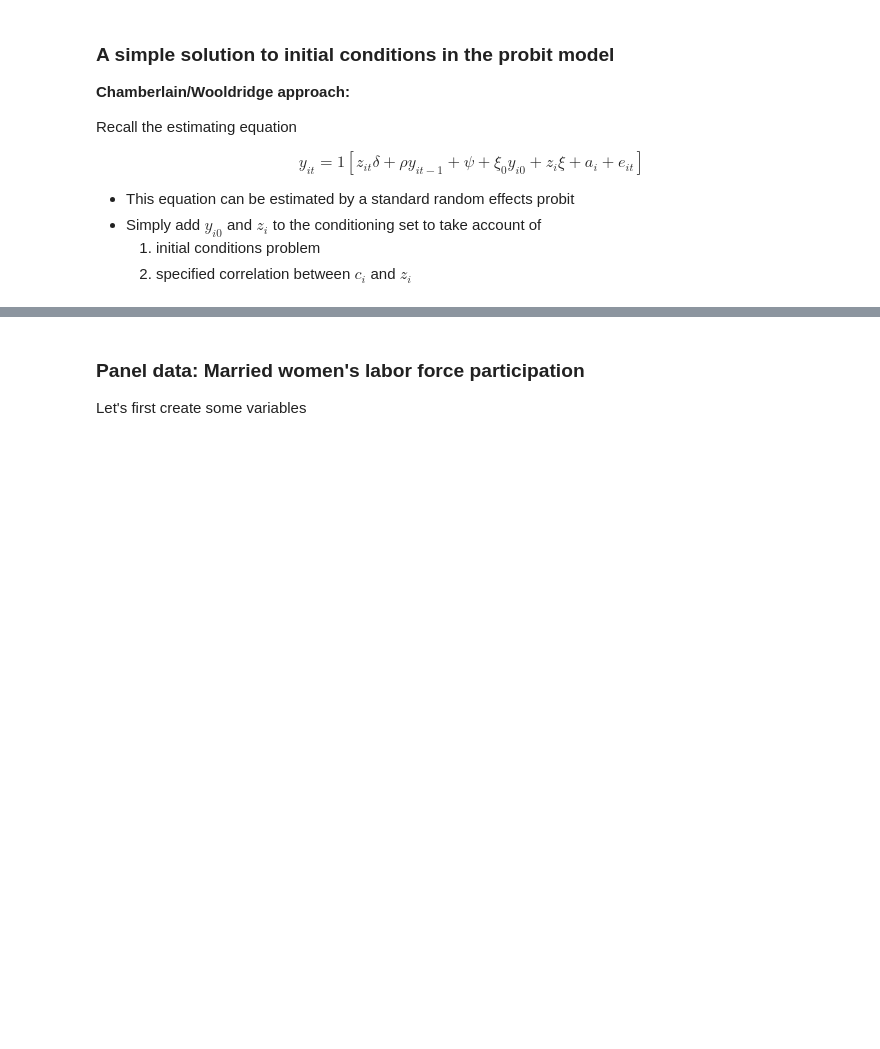
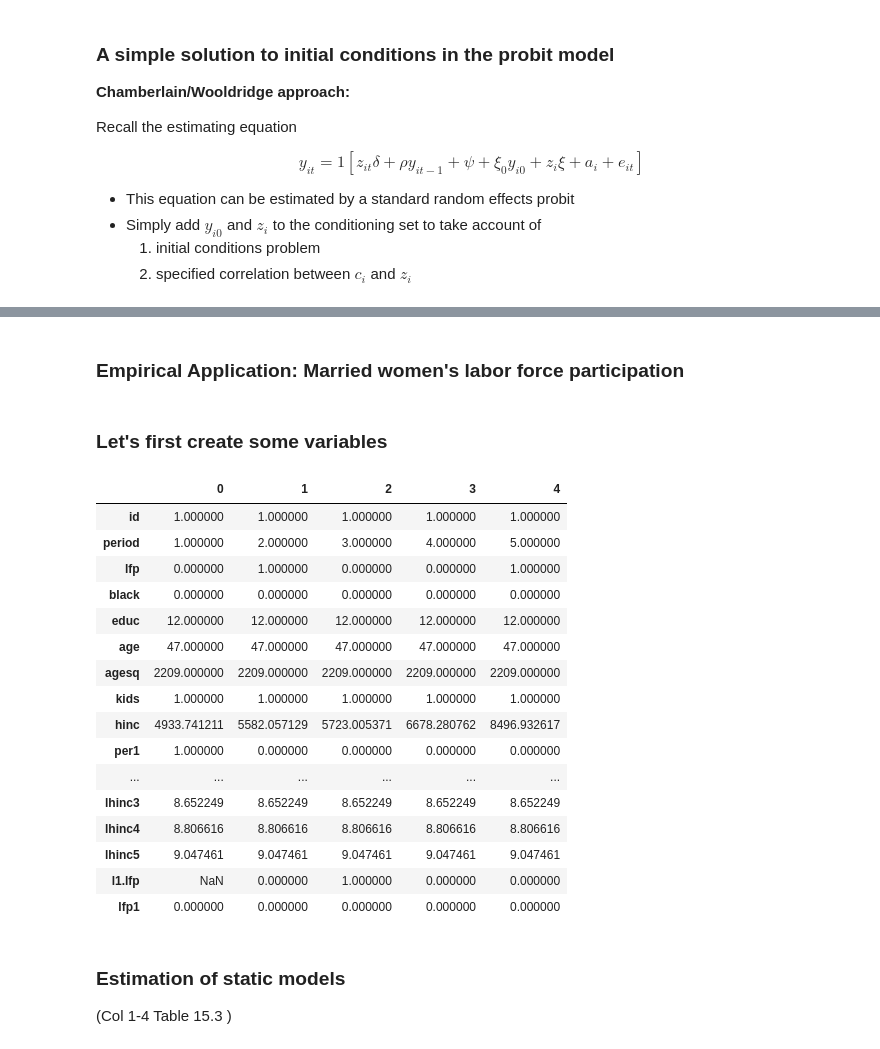
Before and after one commit to bschjerning/metrics2021, a Jupyter notebook: 12_binary_response_panel/binary_choice_panel.ipynb, the cells around one changed output, grey strips where cells are left out. Drawn from its saved outputs; the diff is of its cells as text; code cells hidden in the pictures; blank space fills up the shorter version.

```diff
--- a/12_binary_response_panel/binary_choice_panel.ipynb
+++ b/12_binary_response_panel/binary_choice_panel.ipynb
@@ -901,3 +941,4 @@ res_rep=rand_effect(df_sim, 'y', xvar =xit + xi , groupvar='group',model='probit
+# %% [markdown]
+### Empirical Application: Married women's labor force participation
 # %% [markdown]
-### Panel data: Married women's labor force participation
-Let's first create some variables
+### Let's first create some variables
@@ -912,0 +945,40 @@ df[['id', 'period'] +  y_it + x_it + xbar_i + x_i][50:60]
+# %%
+from indexmodels import *
+df = pd.read_stata('lfp.dta')
+Nobs=df['id'].count()
+df['const']=np.ones((Nobs,1))
+df[30:40]
+xbar_i=x_it.copy()
+i=0
+for j in x_it:
+    xbar_i[i]=j + '_bar'
+    df[j + '_bar']= df[j].groupby(df[groupvar]).transform('mean')
+    for t in range(5):
+        df[j + str(t+1)]=df[j].groupby(df[groupvar]).transform(lambda x: x.to_numpy()[t])
+
+    i+=1
+df = addlag(df, 'lfp', t0=1)
+df['lfp1']=df['lfp'].groupby(df['id']).transform(lambda x: x.to_numpy()[0] )
+# %%
+df[0:5].T
+# %% [output]
+|  | 0 | 1 | 2 | 3 | 4 |
+| id | 1.000000 | 1.000000 | 1.000000 | 1.000000 | 1.000000 |
+| period | 1.000000 | 2.000000 | 3.000000 | 4.000000 | 5.000000 |
+| lfp | 0.000000 | 1.000000 | 0.000000 | 0.000000 | 1.000000 |
+| black | 0.000000 | 0.000000 | 0.000000 | 0.000000 | 0.000000 |
+| educ | 12.000000 | 12.000000 | 12.000000 | 12.000000 | 12.000000 |
+| age | 47.000000 | 47.000000 | 47.000000 | 47.000000 | 47.000000 |
+| agesq | 2209.000000 | 2209.000000 | 2209.000000 | 2209.000000 | 2209.000000 |
+| kids | 1.000000 | 1.000000 | 1.000000 | 1.000000 | 1.000000 |
+| hinc | 4933.741211 | 5582.057129 | 5723.005371 | 6678.280762 | 8496.932617 |
+| per1 | 1.000000 | 0.000000 | 0.000000 | 0.000000 | 0.000000 |
+| ... | ... | ... | ... | ... | ... |
+| lhinc3 | 8.652249 | 8.652249 | 8.652249 | 8.652249 | 8.652249 |
+| lhinc4 | 8.806616 | 8.806616 | 8.806616 | 8.806616 | 8.806616 |
+| lhinc5 | 9.047461 | 9.047461 | 9.047461 | 9.047461 | 9.047461 |
+| l1.lfp | NaN | 0.000000 | 1.000000 | 0.000000 | 0.000000 |
+| lfp1 | 0.000000 | 0.000000 | 0.000000 | 0.000000 | 0.000000 |
+# %% [markdown]
+### Estimation of static models
+(Col 1-4 Table 15.3 )
```
Also changed, not shown: parts of 25 cells of this notebook, 1 other file.
